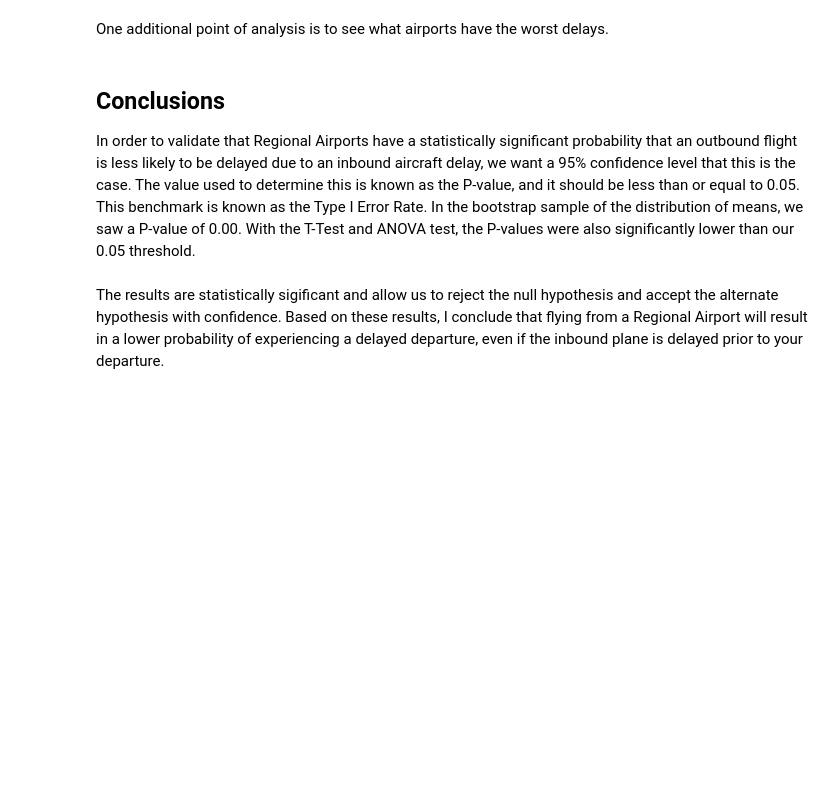
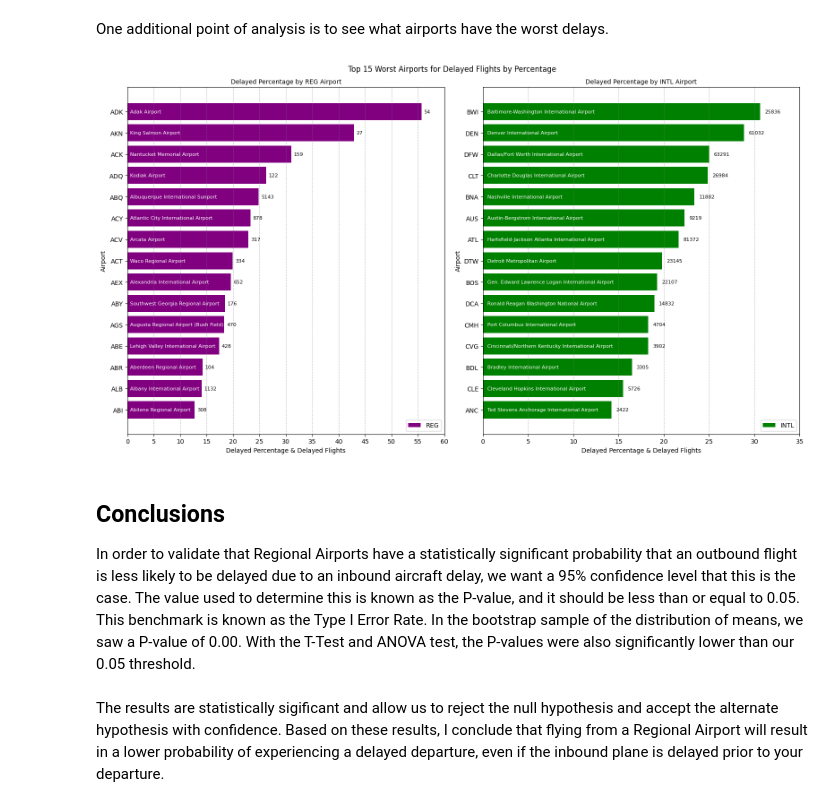
Before and after one commit to GaryLBentley/FlightDelays, a Jupyter notebook: FlightDelays.ipynb, the cells around one changed output. Saved outputs shown, nothing was run; the diff lists cells and outputs as text; code cells hidden in the pictures; blank space fills up the shorter version.

```diff
--- a/FlightDelays.ipynb
+++ b/FlightDelays.ipynb
@@ -573,3 +578,68 @@ df_worst_airports.hist(column='DEPARTURE_DELAY', by='ORIGIN_AIRPORT', bins=10, f
+# %%
+df_flights_airport = df_flights.groupby(['ORIGIN_AIRPORT', 'AIRPORT', 'Status']).size().reset_index(name='FLIGHTS')
+df_delayed_flights = df_all_delay.groupby(['ORIGIN_AIRPORT', 'AIRPORT', 'Status']).size().reset_index(name='FLIGHTS')
+
+# Merge the two DataFrames on the common columns
+merged_df = df_flights_airport.merge(df_delayed_flights, on=['ORIGIN_AIRPORT', 'AIRPORT', 'Status'], suffixes=('_total', '_delayed'))
+
+# Calculate the percentage of delayed flights
+merged_df['DELAYED_PERCENTAGE'] = (merged_df['FLIGHTS_delayed'] / merged_df['FLIGHTS_total']) * 100
+
+# Split into REG and INTL
+reg_delayed = merged_df.query('Status == "REG"').head(15).sort_values(by='DELAYED_PERCENTAGE', ascending=False).reset_index()
+intl_delayed = merged_df.query('Status == "INTL"').head(15).sort_values(by='DELAYED_PERCENTAGE', ascending=False).reset_index()
+# %%
+
+# Create figure and axis objects
+fig, (ax1, ax2) = plt.subplots(1, 2, figsize=(16, 9))
+plt.suptitle('Top 15 Worst Airports for Delayed Flights by Percentage', fontsize=12)
+
+# Plot for REG airports
+#subset_reg = reg_delayed.sort_values(by='DELAYED_PERCENTAGE', ascending=False)
+subset_reg = reg_delayed.set_index('ORIGIN_AIRPORT')  # Set the index to 'ORIGIN_AIRPORT'
+subset_reg.drop('index', axis=1, inplace=True)
+subset_reg = subset_reg.iloc[::-1]  # Reverse the order of the rows
+bars_reg = ax1.barh(subset_reg.index, subset_reg['DELAYED_PERCENTAGE'], color='purple', label='REG')
+for bar, airport, flights_delayed in zip(bars_reg, subset_reg['AIRPORT'], subset_reg['FLIGHTS_delayed']):
+    ax1.text(bar.get_x() + 0.5, bar.get_y() + bar.get_height()/2, airport, color='white', va='center', ha='left', fontsize=8)
+    ax1.text(bar.get_width() + 0.5, bar.get_y() + bar.get_height()/2, str(flights_delayed), color='black', va='center', fontsize=8)
+
+# Plot for INTL airports
+subset_intl = intl_delayed.set_index('ORIGIN_AIRPORT')  # Set the index to 'ORIGIN_AIRPORT'
+subset_intl.drop('index', axis=1, inplace=True)
+subset_intl = subset_intl.iloc[::-1]  # Reverse the order of the rows
+bars_intl = ax2.barh(subset_intl.index, subset_intl['DELAYED_PERCENTAGE'], color='green', label='INTL')
+for bar, airport, flights_delayed in zip(bars_intl, subset_intl['AIRPORT'], subset_intl['FLIGHTS_delayed']):
+    ax2.text(bar.get_x() + 0.5, bar.get_y() + bar.get_height()/2, airport, color='white', va='center', ha='left', fontsize=8)
+    ax2.text(bar.get_width() + 0.5, bar.get_y() + bar.get_height()/2, str(flights_delayed), color='black', va='center', fontsize=8)
+
+# Set additional tick marks on the x-axis for REG plot
+ax1.set_xticks(np.arange(0, subset_reg['DELAYED_PERCENTAGE'].max() + 5, 5))
+
+# Set additional tick marks on the x-axis for INTL plot
+ax2.set_xticks(np.arange(0, subset_intl['DELAYED_PERCENTAGE'].max() + 5, 5))
+
+# Add vertical grid lines
+ax1.grid(True, axis='x', linestyle='--', color='gray', alpha=0.5)
+ax2.grid(True, axis='x', linestyle='--', color='gray', alpha=0.5)
+
+# Set labels and title for REG plot
+ax1.set_xlabel('Delayed Percentage & Delayed Flights', fontsize=10)
+ax1.set_ylabel('Airport')
+ax1.set_title('Delayed Percentage by REG Airport', fontsize=10)
+ax1.legend(loc='lower right')
+
+# Set labels and title for INTL plot
+ax2.set_xlabel('Delayed Percentage & Delayed Flights', fontsize=10)
+ax2.set_ylabel('Airport')
+ax2.set_title('Delayed Percentage by INTL Airport', fontsize=10)
+ax2.legend(loc='lower right')
+
+# Show plot
+plt.tight_layout()  # Adjust layout to prevent overlapping
+plt.show()
+# %% [output]
+[figure, added]
 # %% [markdown]
 ## Conclusions
 
```
Also changed, not shown: parts of 7 cells of this notebook.
